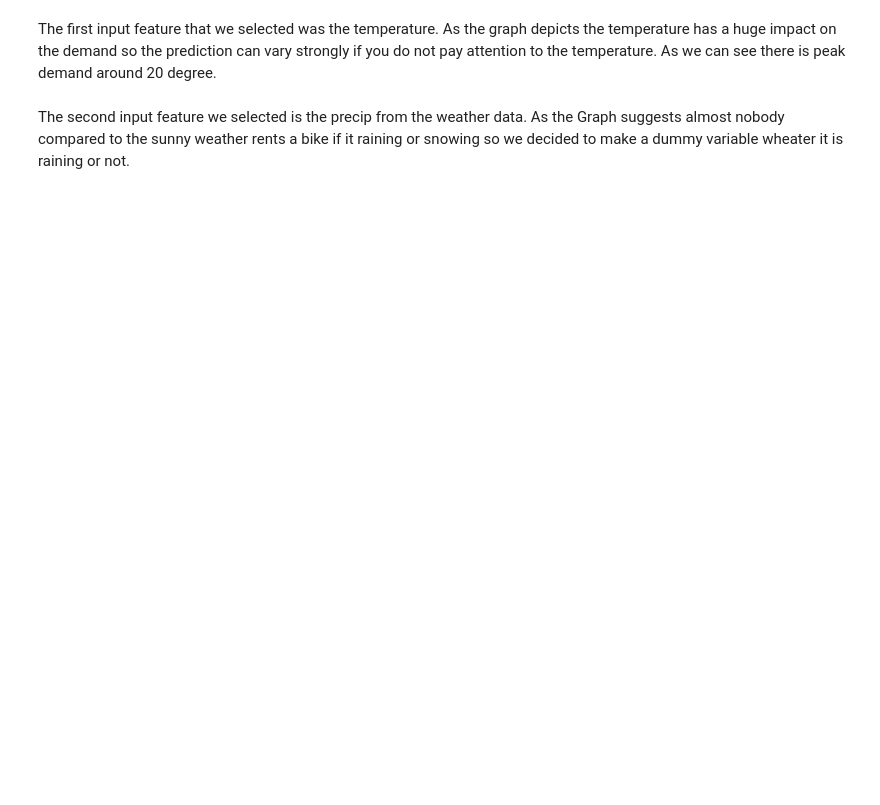
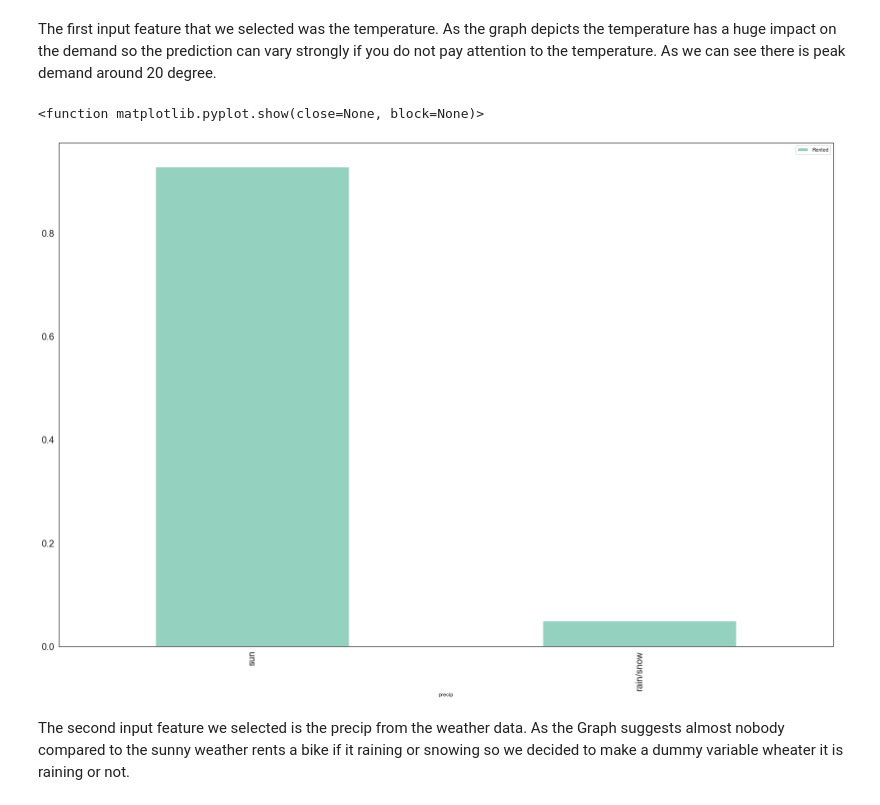
Before and after one commit to NiklasNesseler/ProjectNotFound, a Jupyter notebook: DSML_GroupProject_Boston2017.ipynb, the cells around one changed output. Cells and saved outputs as stored; diff of their text form; code cells hidden in the pictures; blank space fills up the shorter version.

```diff
--- a/DSML_GroupProject_Boston2017.ipynb
+++ b/DSML_GroupProject_Boston2017.ipynb
@@ -1278,21 +1481,26 @@ The first input feature that we selected was the temperature. As the graph depic
 # %%
 left  = trip_data
 right = weather_data
 
 
 inner_merge3 = pd.merge(left=left, right=right, left_on="date_time", right_on="date_time")
 
 
 station_rentals=inner_merge3.groupby("precip")["Rented"].sum()
 
+station_rentals=station_rentals/1302372
+
 df3 = pd.DataFrame(station_rentals, columns = ['precip','Rented'])
 df3.plot.bar(x = 'precip', y = 'Rented',figsize=(30,20),fontsize = 20)
 bars = ['sun', 'rain/snow']
 y_pos = np.arange(len(bars))
 
 # Create names on the x-axis
 plt.xticks(y_pos, bars)
 plt.show
+# %% [output]
+<function matplotlib.pyplot.show(close=None, block=None)>
+[figure, added]
 # %% [markdown]
 The second input feature we selected is the precip from the weather data. As the Graph suggests almost nobody compared to the sunny weather rents a bike if it raining or snowing so we decided to make a dummy variable wheater it is raining or not.
 # %%
```
Also changed, not shown: parts of 40 cells of this notebook.
